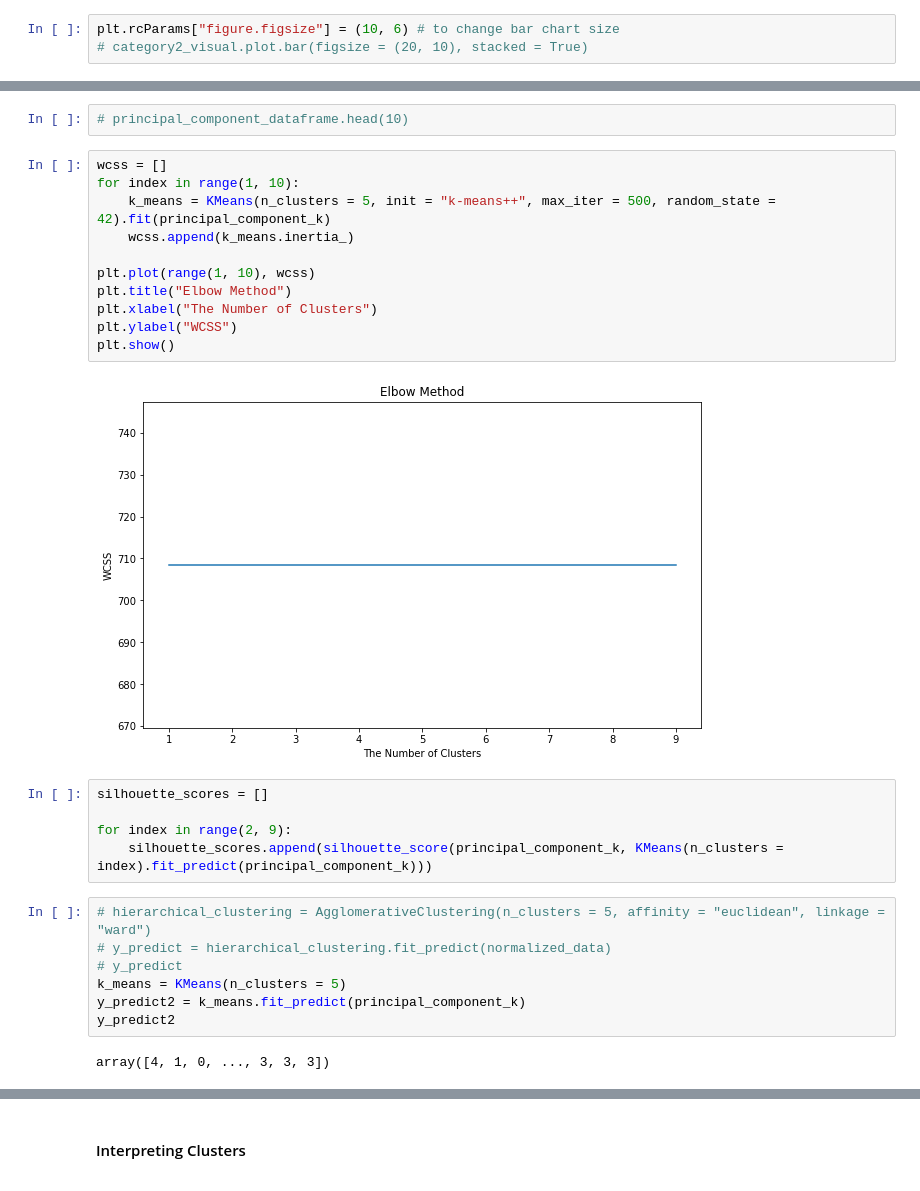
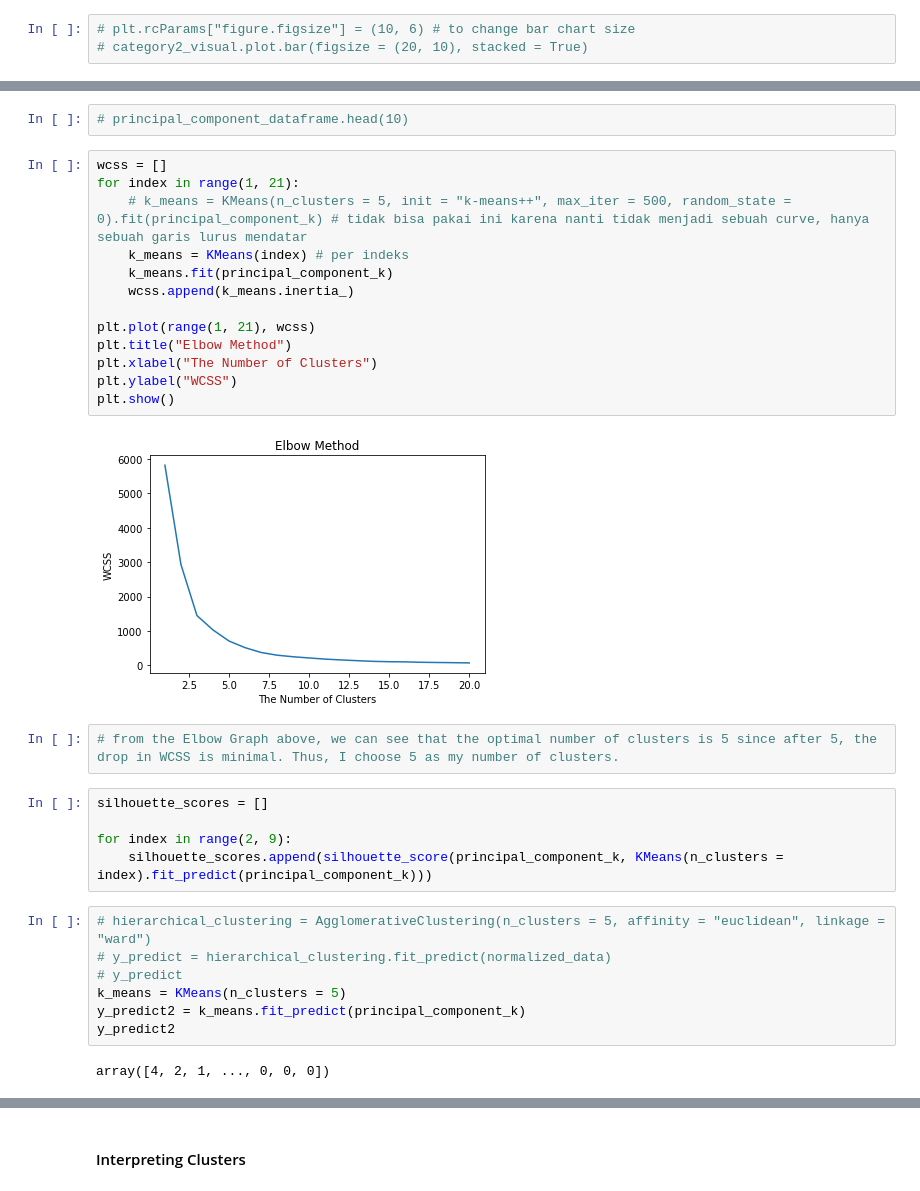
Before and after one commit to shadowprince10/Data-Science-Assignment, a Jupyter notebook: Assignment 8 Unsupervised Learning.ipynb, the cells around one changed output, grey strips where cells are left out. Drawn from its saved outputs; the diff is of its cells as text.

```diff
--- a/Assignment 8 Unsupervised Learning.ipynb
+++ b/Assignment 8 Unsupervised Learning.ipynb
@@ -285,7 +286,7 @@ category2 = ["CASH_ADVANCE_TRX", "PURCHASES_TRX"]
 # %%
 category2_visual = pd.DataFrame(new_credit_card[category2])
 # %%
-plt.rcParams["figure.figsize"] = (10, 6) # to change bar chart size
+# plt.rcParams["figure.figsize"] = (10, 6) # to change bar chart size
 # category2_visual.plot.bar(figsize = (20, 10), stacked = True)
 # %%
 q1 = category2_visual.quantile(0.25)
@@ -654,17 +655,21 @@ print("\n\n")
 # principal_component_dataframe.head(10)
 # %%
 wcss = []
-for index in range(1, 10):
-    k_means = KMeans(n_clusters = 5, init = "k-means++", max_iter = 500, random_state = 42).fit(principal_component_k)
+for index in range(1, 21):
+    # k_means = KMeans(n_clusters = 5, init = "k-means++", max_iter = 500, random_state = 0).fit(principal_component_k) # tidak bisa pakai ini karena nanti tidak menjadi sebuah curve, hanya sebuah garis lurus mendatar
+    k_means = KMeans(index) # per indeks
+    k_means.fit(principal_component_k)
     wcss.append(k_means.inertia_)
 
-plt.plot(range(1, 10), wcss)
+plt.plot(range(1, 21), wcss)
 plt.title("Elbow Method")
 plt.xlabel("The Number of Clusters")
 plt.ylabel("WCSS")
 plt.show()
 # %% [output]
-[figure, old version]
+[figure, new version]
+# %%
+# from the Elbow Graph above, we can see that the optimal number of clusters is 5 since after 5, the drop in WCSS is minimal. Thus, I choose 5 as my number of clusters.
 # %%
 silhouette_scores = []
 
@@ -678,7 +683,7 @@ k_means = KMeans(n_clusters = 5)
 y_predict2 = k_means.fit_predict(principal_component_k)
 y_predict2
 # %% [output]
-array([4, 1, 0, ..., 3, 3, 3])
+array([4, 2, 1, ..., 0, 0, 0])
 # %%
 principal_component_k.plot.scatter(x = "Component 1", y = "Component 2", colormap = 'brg')
 plt.title("Principal Component Analysis")
```
Also changed, not shown: parts of 10 cells of this notebook.
